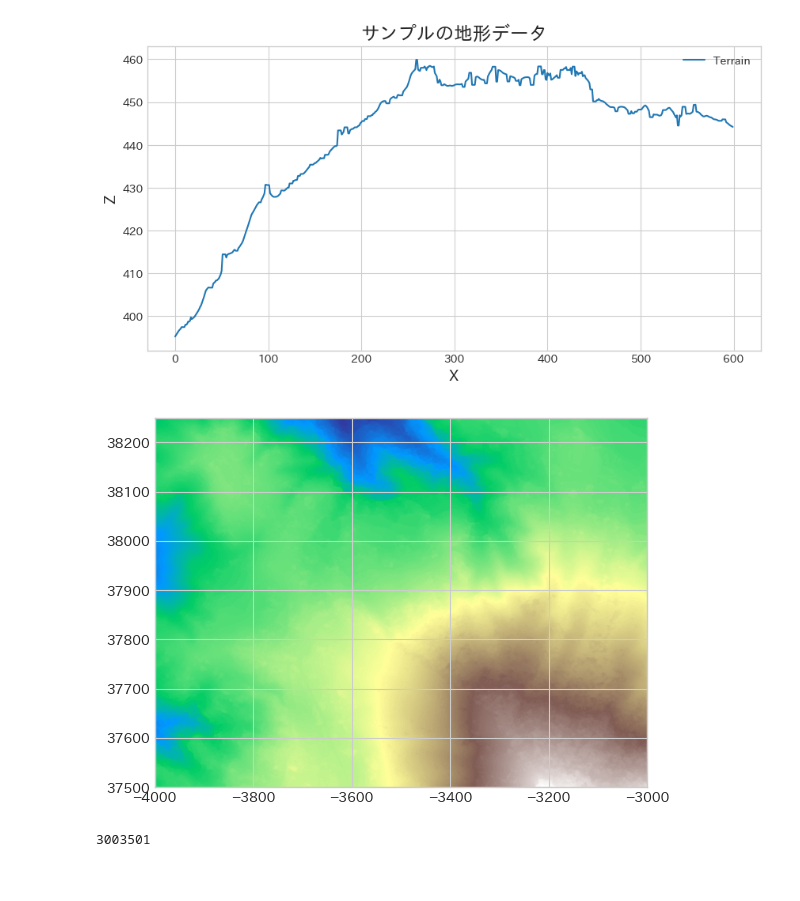
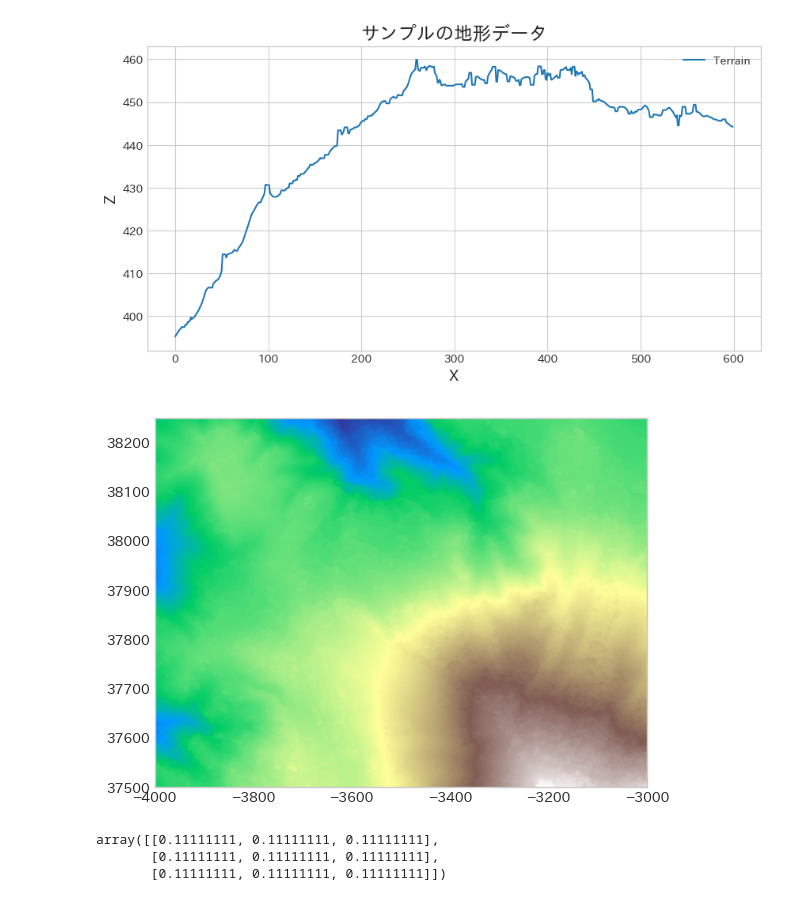
Before and after one commit to shingo405nagano/WriteZenn, a Jupyter notebook: notebooks/learn_lidar_session3_smoosing_dtm.ipynb, the cells around one changed output. Drawn from its saved outputs; the diff is of its cells as text; code cells hidden in the pictures.

```diff
--- a/notebooks/learn_lidar_session3_smoosing_dtm.ipynb
+++ b/notebooks/learn_lidar_session3_smoosing_dtm.ipynb
@@ -263,19 +264,8 @@ for idx in ds.indexes:
         dst.write(dtm_fill, idx)
 # %%
 ds_fill = rasterio.open(OUTPUT_PATH_01)
-rasterio.plot.show(ds_fill, cmap='terrain');
+fig, ax = plt.subplots()
+rasterio.plot.show(ds_fill, cmap='terrain', ax=ax)
+ax.grid(False);
 # %% [output]
-[figure, old version]
+[figure, new version]
-# %%
-workflow = {
-    'pipeline': [
-        {
-            'type': 'readers.gdal',
-            'filename': OUTPUT_PATH_01,
-        }
-    ]
-}
-pipeline = pdal.Pipeline(json.dumps(workflow))
-pipeline.execute()
-# %% [output]
-3003501
@@ -281,0 +280,6 @@ pipeline.execute()
+# %%
+create_mean_tensor(3)
+# %% [output]
+array([[0.11111111, 0.11111111, 0.11111111],
+       [0.11111111, 0.11111111, 0.11111111],
+       [0.11111111, 0.11111111, 0.11111111]])
```
Also changed, not shown: parts of 5 cells of this notebook.
